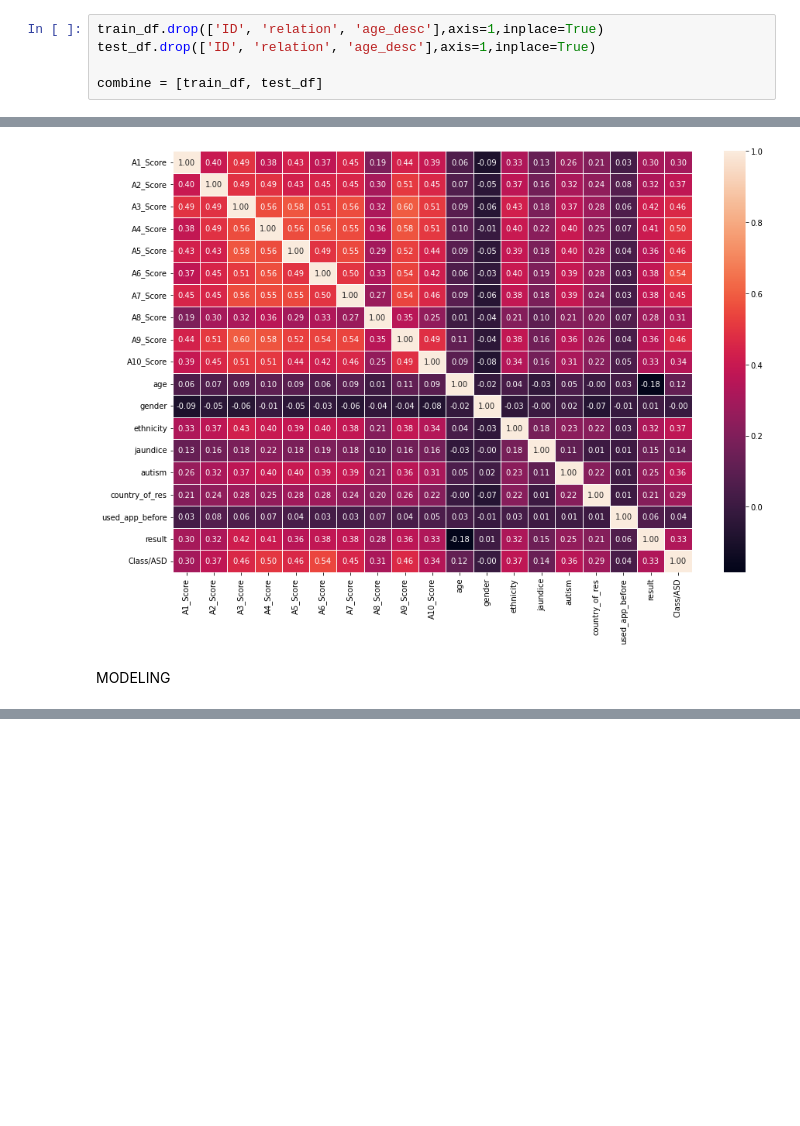
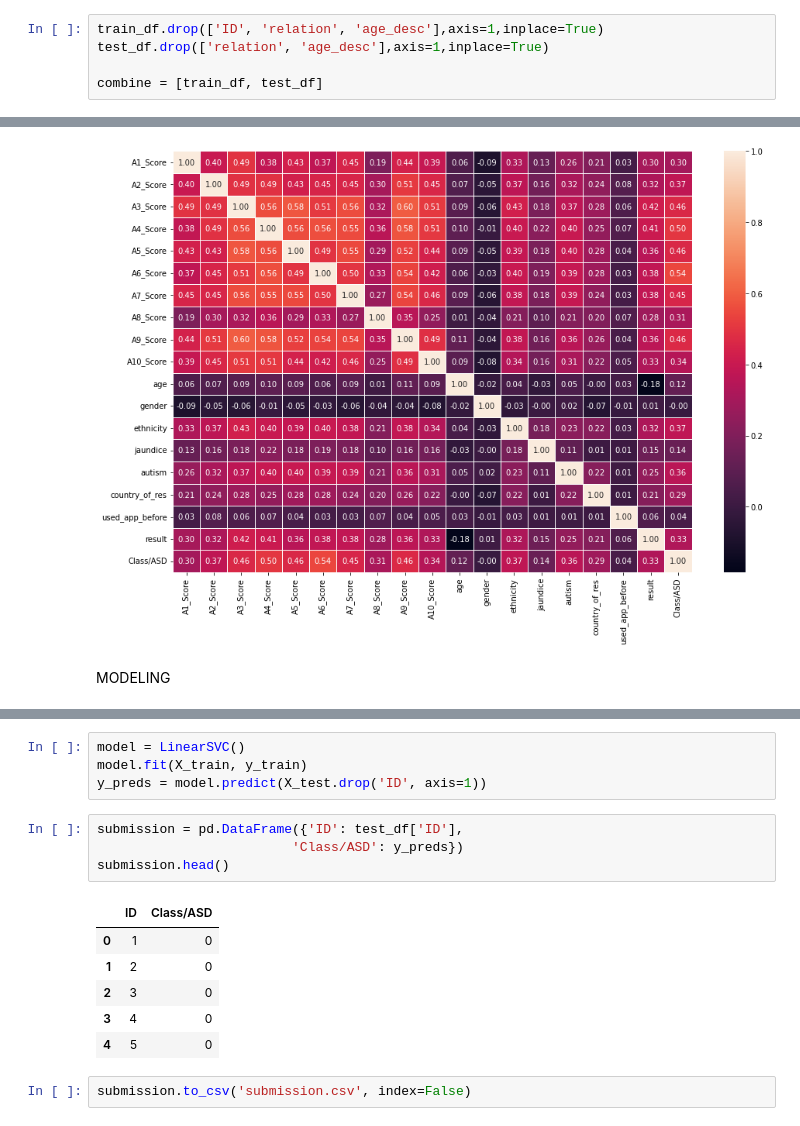
Before and after one commit to kristoffhernan/AutismPrediction, a Jupyter notebook: autism-prediction-in-adults.ipynb, the cells around one changed output, grey strips where cells are left out. Saved outputs shown, nothing was run; the diff lists cells and outputs as text; blank space fills up the shorter version.

Commit message:
Kaggle Notebook | Autism Prediction in Adults  | Version 3

```diff
--- a/autism-prediction-in-adults.ipynb
+++ b/autism-prediction-in-adults.ipynb
@@ -458,7 +459,7 @@ sns.catplot(x='gender', kind='box', y='result', hue='jaundice', col='Class/ASD',
 We want to drop the ID feature because it provides no insight. We are dropping the relation feature because it was saying the very young children were doing the test by themselves. The age description feature was also droppped because it labeled children under 18 as over 18.
 # %%
 train_df.drop(['ID', 'relation', 'age_desc'],axis=1,inplace=True)
-test_df.drop(['ID', 'relation', 'age_desc'],axis=1,inplace=True)
+test_df.drop(['relation', 'age_desc'],axis=1,inplace=True)
 
 combine = [train_df, test_df]
 # %% [markdown]
@@ -734,0 +761,17 @@ models = {
+# %%
+model = LinearSVC()
+model.fit(X_train, y_train)
+y_preds = model.predict(X_test.drop('ID', axis=1))
+# %%
+submission = pd.DataFrame({'ID': test_df['ID'],
+                         'Class/ASD': y_preds})
+submission.head()
+# %% [output]
+|  | ID | Class/ASD |
+| 0 | 1 | 0 |
+| 1 | 2 | 0 |
+| 2 | 3 | 0 |
+| 3 | 4 | 0 |
+| 4 | 5 | 0 |
+# %%
+submission.to_csv('submission.csv', index=False)
```
Also changed, not shown: parts of 8 cells of this notebook.
